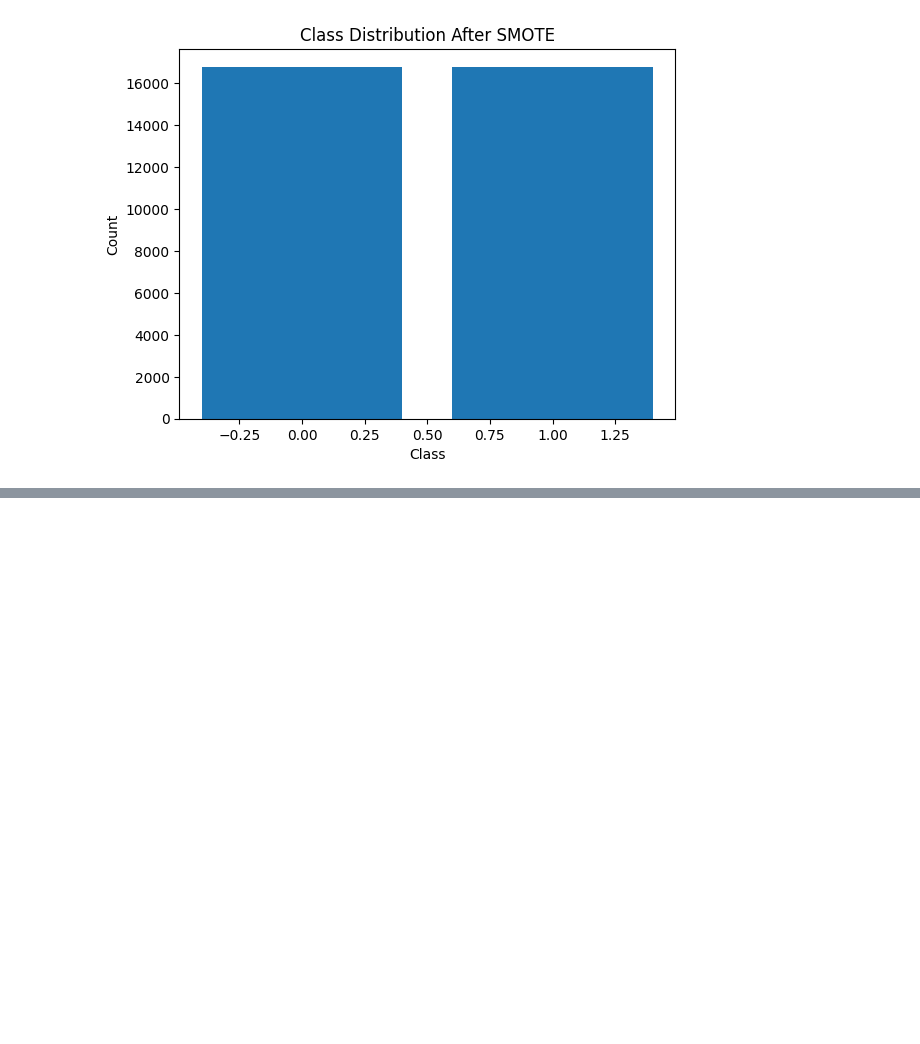
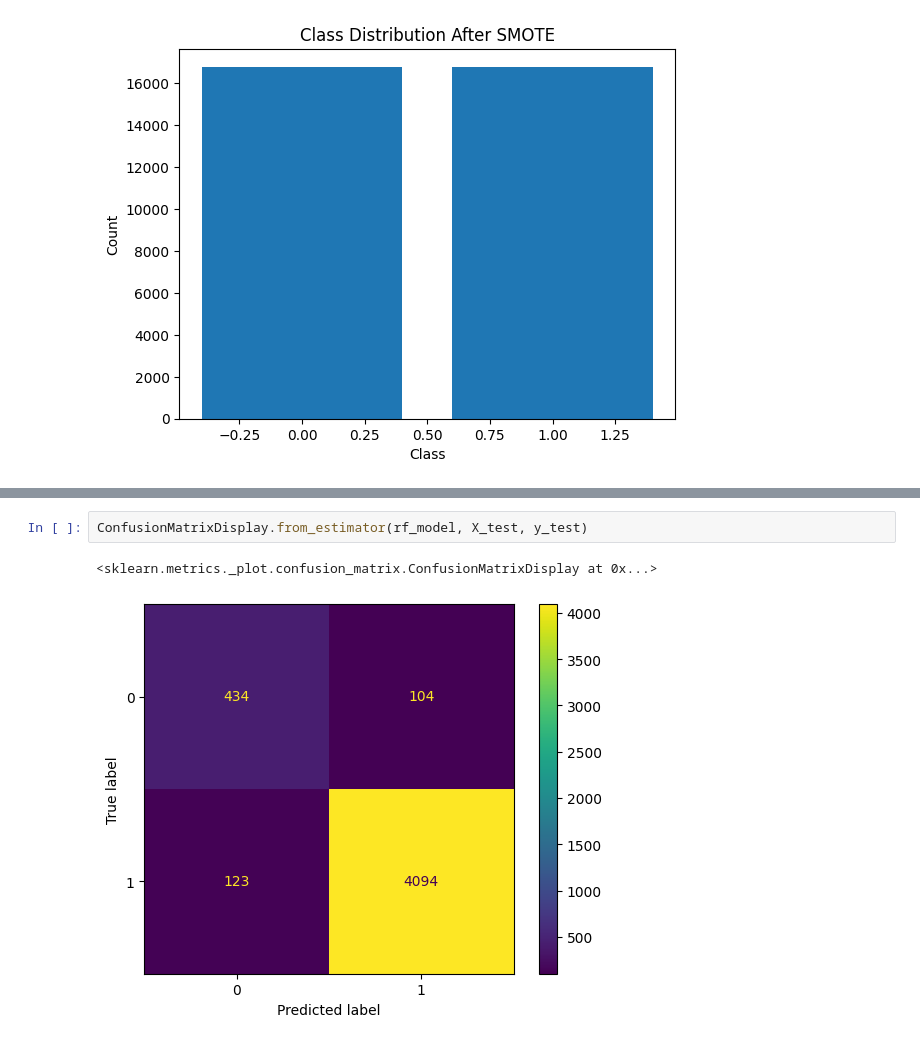
Before and after one commit to decodemarines/cars-ds, a Jupyter notebook: driving_style_model.ipynb, the cells around one changed output, grey strips where cells are left out. Cells and saved outputs as stored; diff of their text form; blank space fills up the shorter version.

```diff
--- a/driving_style_model.ipynb
+++ b/driving_style_model.ipynb
@@ -222,0 +261,5 @@ plt.show()
+# %%
+ConfusionMatrixDisplay.from_estimator(rf_model, X_test, y_test)
+# %% [output]
+<sklearn.metrics._plot.confusion_matrix.ConfusionMatrixDisplay at 0x...>
+[figure, added]
```
Also changed, not shown: parts of 4 cells of this notebook.
